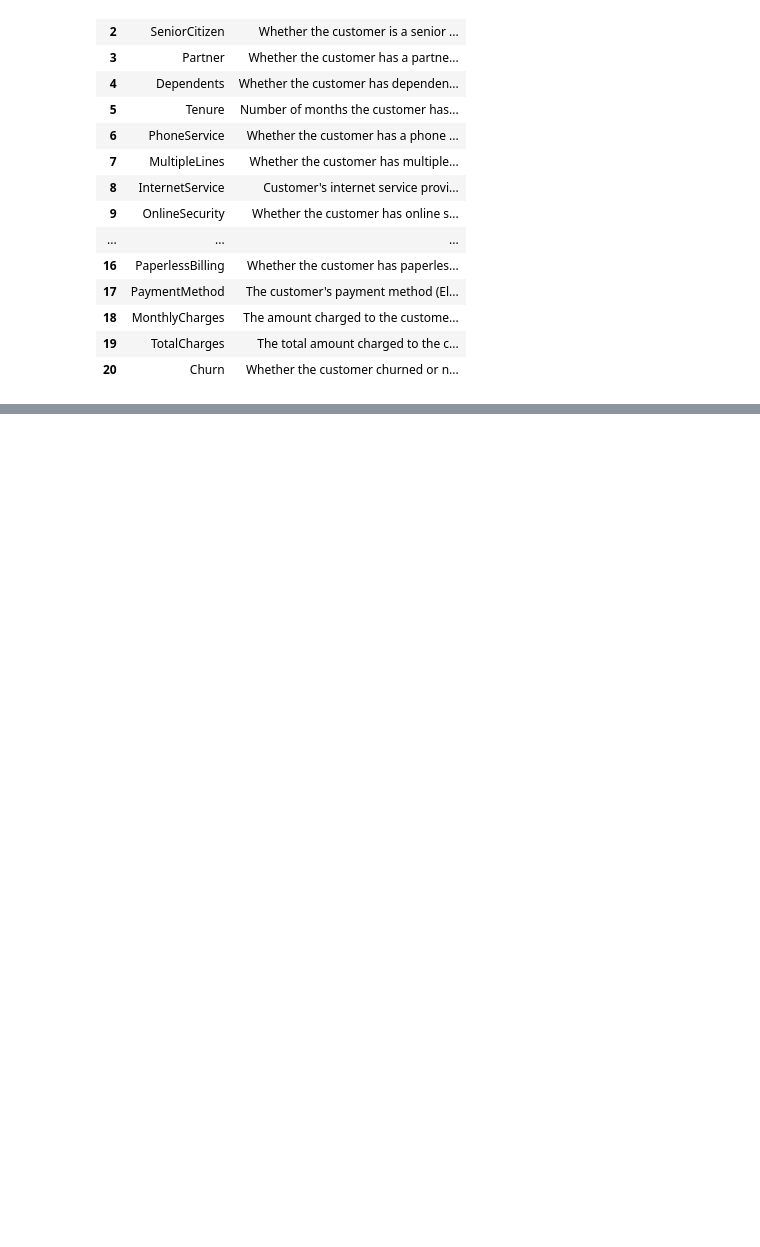
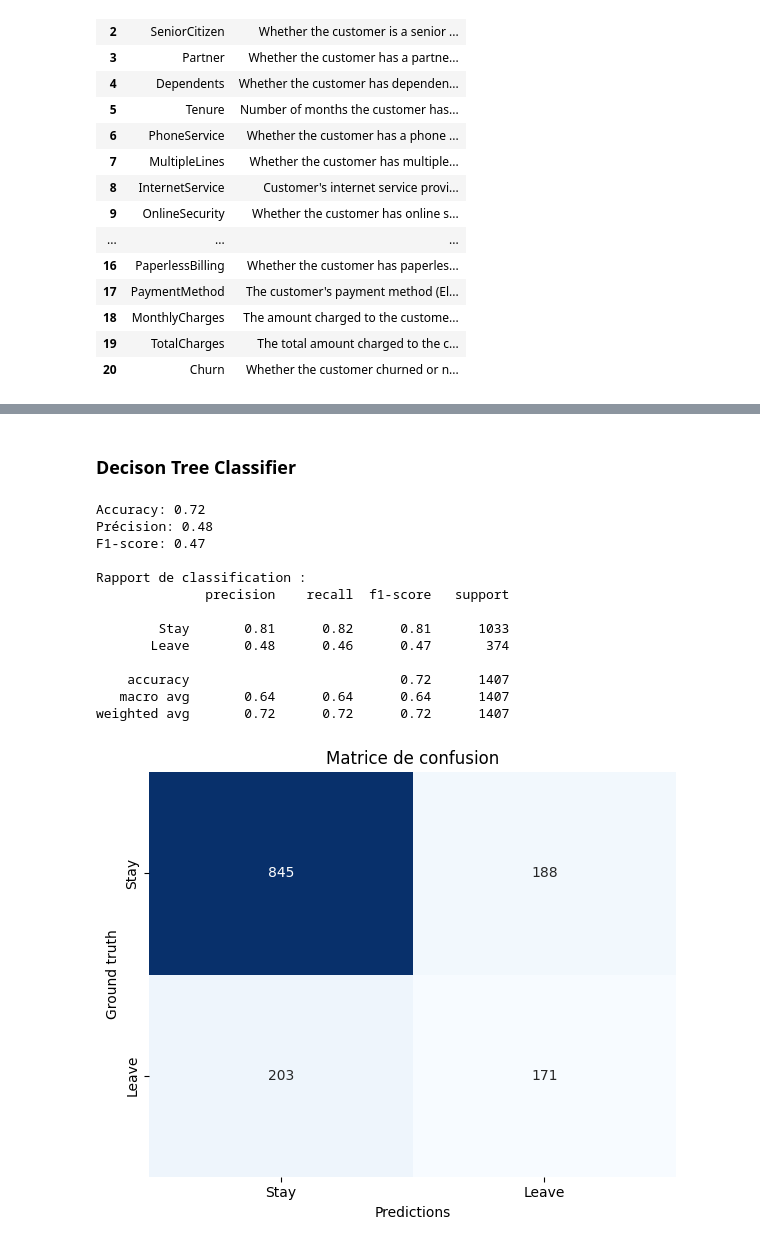
Before and after one commit to michaelstrefeler/XAI_Labs, a Jupyter notebook: mini_projet/churn.ipynb, the cells around one changed output, grey strips where cells are left out. Cells and saved outputs as stored; diff of their text form; code cells hidden in the pictures; blank space fills up the shorter version.

```diff
--- a/mini_projet/churn.ipynb
+++ b/mini_projet/churn.ipynb
@@ -127,0 +175,50 @@ SHAP pour interprétation globale (post-hoc), interprétation locale
+# %%
+# Séparation des données en train et test
+X_train, X_test, y_train, y_test = train_test_split(X_top10, y, test_size=0.2, random_state=42, stratify=y)
+# %%
+def evaluate_model(y_test, y_pred):
+    # Évaluation
+    print(f"Accuracy: {accuracy_score(y_test, y_pred):.2f}")
+    print(f"Précision: {precision_score(y_test, y_pred):.2f}")
+    print(f"F1-score: {f1_score(y_test, y_pred):.2f}")
+    print("\nRapport de classification :")
+    print(classification_report(y_test, y_pred, target_names=["Stay", "Leave"]))
+
+    # Matrice de confusion
+    cm = confusion_matrix(y_test, y_pred)
+    etiquettes = ['Stay', 'Leave']
+    df_cm = pd.DataFrame(cm, index=etiquettes, columns=etiquettes)
+
+    plt.figure(figsize=(6, 5))
+    sns.heatmap(df_cm, annot=True, fmt='d', cmap='Blues', cbar=False)
+    plt.title('Matrice de confusion')
+    plt.ylabel('Ground truth')
+    plt.xlabel('Predictions')
+    plt.tight_layout()
+    plt.show()
+# %% [markdown]
+### Decison Tree Classifier
+# %%
+# Entraînement du modèle
+tree = DecisionTreeClassifier(random_state=42)
+tree.fit(X_train, y_train)
+
+# Prédictions
+y_pred = tree.predict(X_test)
+
+evaluate_model(y_test, y_pred)
+# %% [output]
+Accuracy: 0.72
+Précision: 0.48
+F1-score: 0.47
+
+Rapport de classification :
+              precision    recall  f1-score   support
+
+        Stay       0.81      0.82      0.81      1033
+       Leave       0.48      0.46      0.47       374
+
+    accuracy                           0.72      1407
+   macro avg       0.64      0.64      0.64      1407
+weighted avg       0.72      0.72      0.72      1407
+[figure, added]
```
Also changed, not shown: parts of 24 cells of this notebook, 2 other files.
